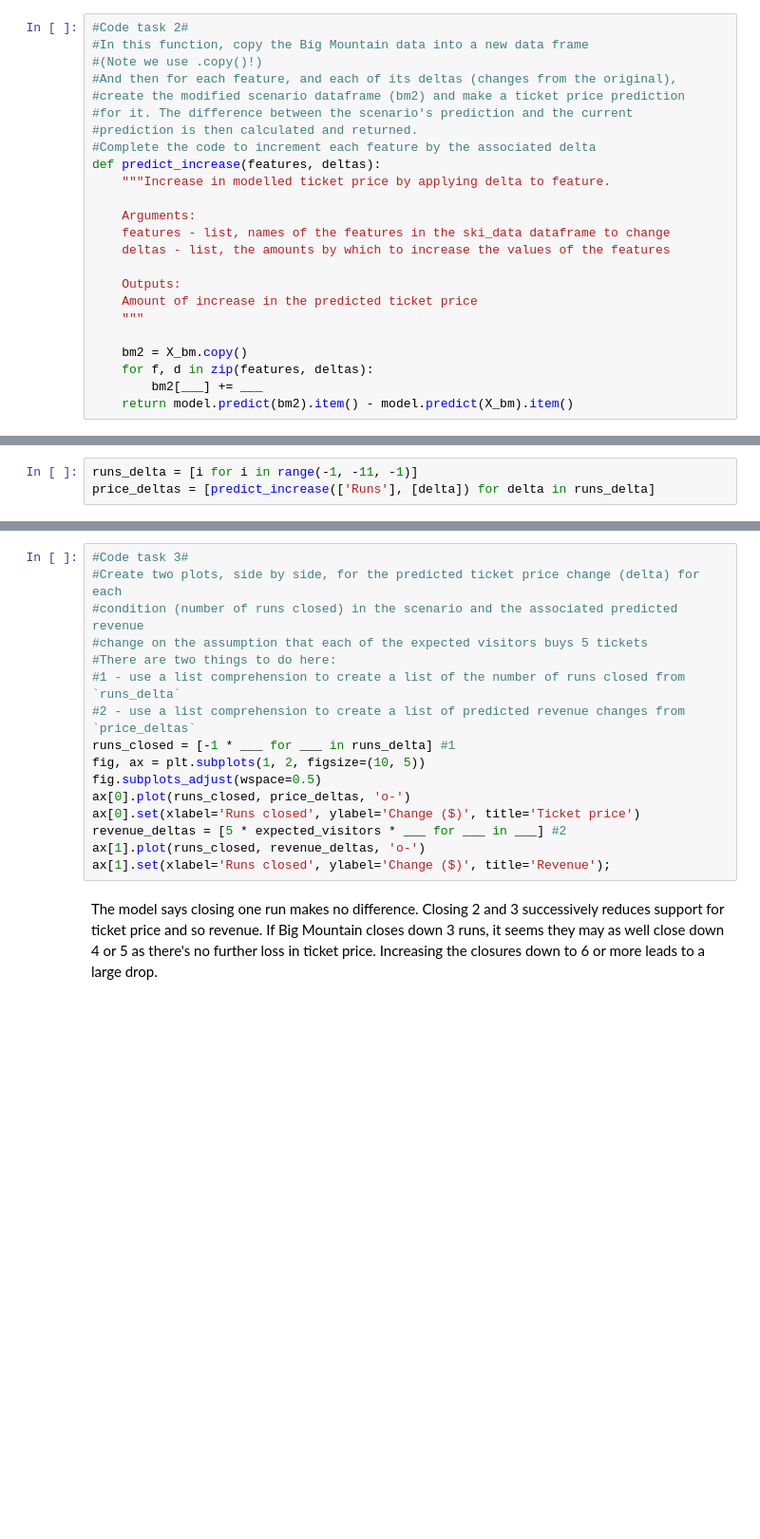
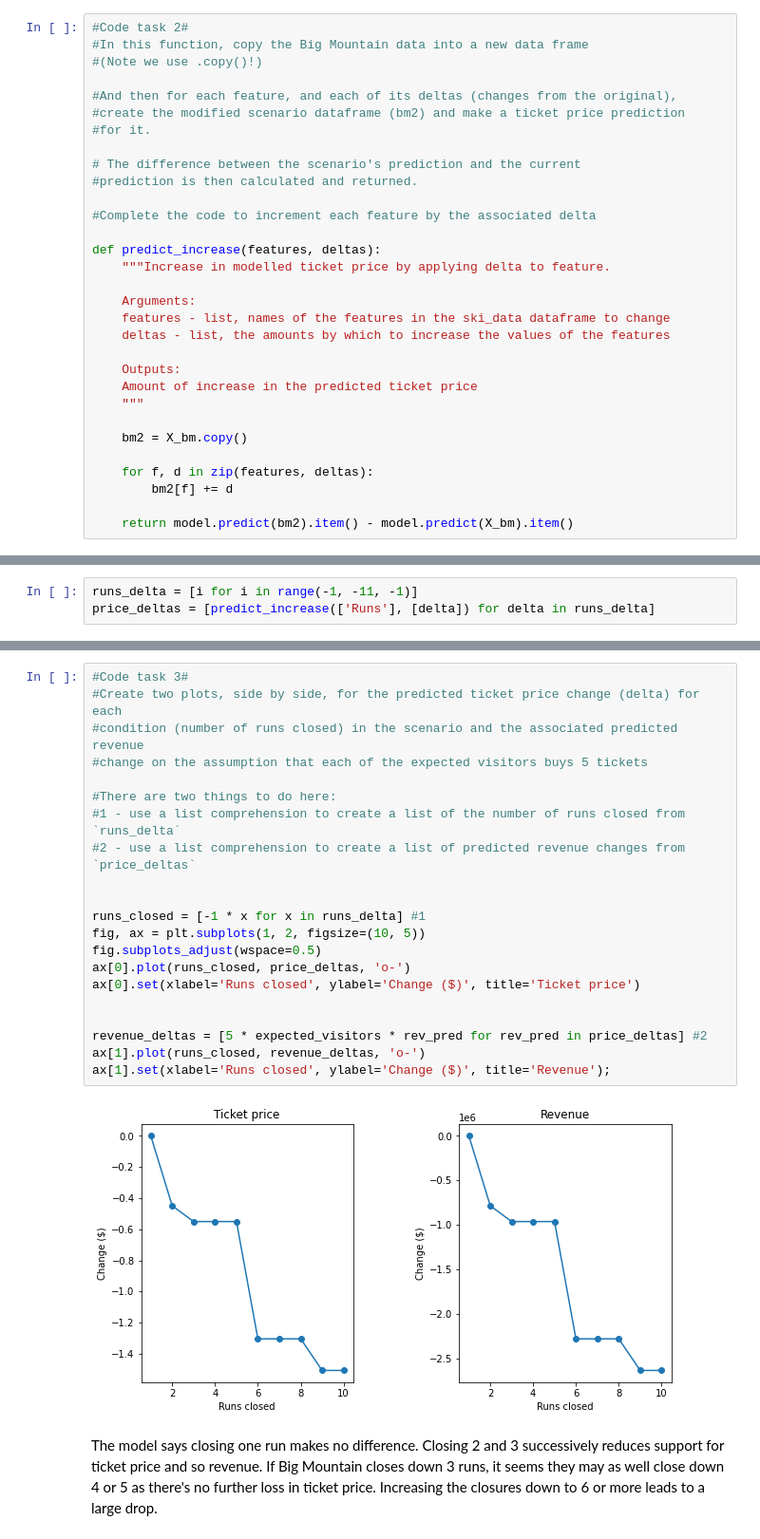
Before and after one commit to nlac10/DataScienceGuidedCapstone, a Jupyter notebook: 05-modeling/05_modeling.ipynb, the cells around one changed output, grey strips where cells are left out. Shown at 95% size. Drawn from its saved outputs; the diff is of its cells as text; blank space fills up the shorter version.

```diff
--- a/05-modeling/05_modeling.ipynb
+++ b/05-modeling/05_modeling.ipynb
@@ -291,11 +307,16 @@ big_mountain[all_feats]
 #Code task 2#
 #In this function, copy the Big Mountain data into a new data frame
 #(Note we use .copy()!)
+
 #And then for each feature, and each of its deltas (changes from the original),
 #create the modified scenario dataframe (bm2) and make a ticket price prediction
-#for it. The difference between the scenario's prediction and the current
+#for it.
+
+# The difference between the scenario's prediction and the current
 #prediction is then calculated and returned.
+
 #Complete the code to increment each feature by the associated delta
+
 def predict_increase(features, deltas):
     """Increase in modelled ticket price by applying delta to feature.
 
@@ -308,8 +329,10 @@ def predict_increase(features, deltas):
     """
 
     bm2 = X_bm.copy()
+
     for f, d in zip(features, deltas):
-        bm2[___] += ___
+        bm2[f] += d
+
     return model.predict(bm2).item() - model.predict(X_bm).item()
 # %% [markdown]
 ### 5.9.1 Scenario 1<a id='5.9.1_Scenario_1'></a>
@@ -338,19 +361,26 @@ price_deltas
 # %%
 #Code task 3#
 #Create two plots, side by side, for the predicted ticket price change (delta) for each
 #condition (number of runs closed) in the scenario and the associated predicted revenue
 #change on the assumption that each of the expected visitors buys 5 tickets
+
 #There are two things to do here:
 #1 - use a list comprehension to create a list of the number of runs closed from `runs_delta`
 #2 - use a list comprehension to create a list of predicted revenue changes from `price_deltas`
-runs_closed = [-1 * ___ for ___ in runs_delta] #1
+
+
+runs_closed = [-1 * x for x in runs_delta] #1
 fig, ax = plt.subplots(1, 2, figsize=(10, 5))
 fig.subplots_adjust(wspace=0.5)
 ax[0].plot(runs_closed, price_deltas, 'o-')
 ax[0].set(xlabel='Runs closed', ylabel='Change ($)', title='Ticket price')
-revenue_deltas = [5 * expected_visitors * ___ for ___ in ___] #2
+
+
+revenue_deltas = [5 * expected_visitors * rev_pred for rev_pred in price_deltas] #2
 ax[1].plot(runs_closed, revenue_deltas, 'o-')
 ax[1].set(xlabel='Runs closed', ylabel='Change ($)', title='Revenue');
+# %% [output]
+[figure, added]
 # %% [markdown]
 The model says closing one run makes no difference. Closing 2 and 3 successively reduces support for ticket price and so revenue. If Big Mountain closes down 3 runs, it seems they may as well close down 4 or 5 as there's no further loss in ticket price. Increasing the closures down to 6 or more leads to a large drop.
 # %% [markdown]
```
Also changed, not shown: parts of 13 cells of this notebook.
